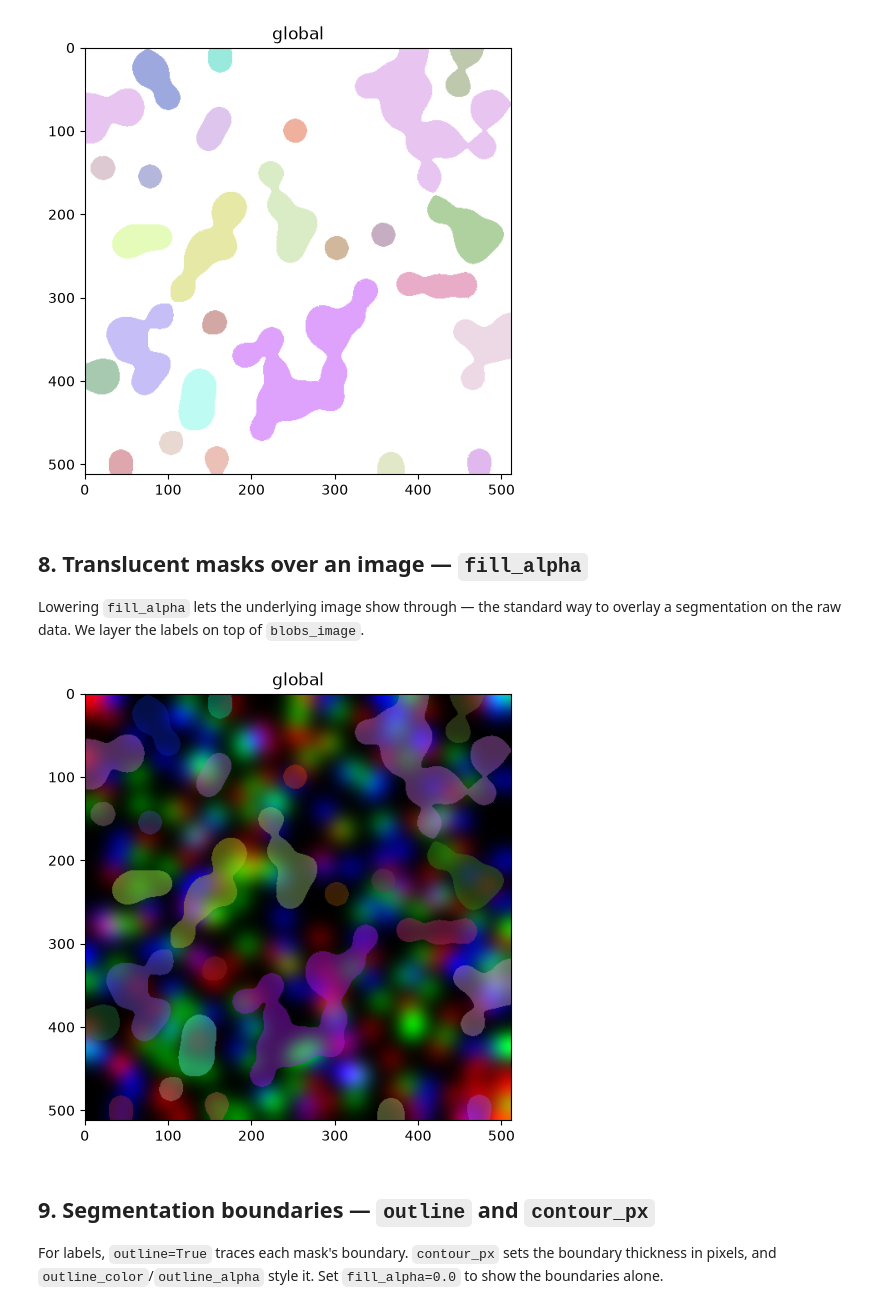
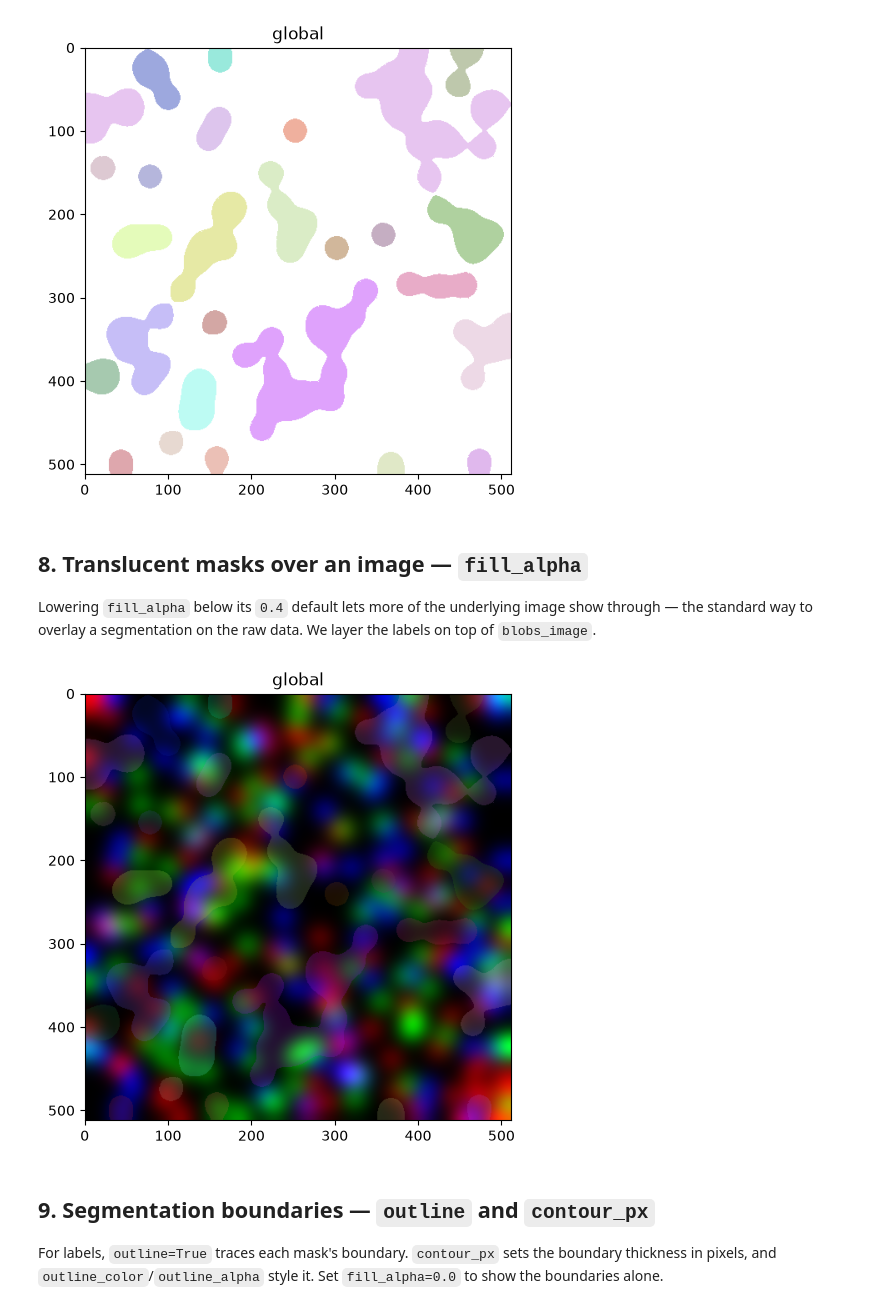
Before and after one commit to scverse/spatialdata-plot-tutorials, a Jupyter notebook: tutorials/styling_shapes_and_labels.ipynb, the cells around one changed output. Saved outputs shown, nothing was run; the diff lists cells and outputs as text; code cells hidden in the pictures.

Commit message:
docs(styling): fix labels default (fill_alpha=0.4 not solid), make overlay demo go below default, drop internal jargon

```diff
--- a/tutorials/styling_shapes_and_labels.ipynb
+++ b/tutorials/styling_shapes_and_labels.ipynb
@@ -115,15 +117,15 @@ sdata.pl.render_labels('blobs_labels').pl.show()
 # %% [markdown]
 ## 8. Translucent masks over an image — `fill_alpha`
 
-Lowering `fill_alpha` lets the underlying image show through — the standard way to overlay a
+Lowering `fill_alpha` below its `0.4` default lets more of the underlying image show through — the standard way to overlay a
 segmentation on the raw data. We layer the labels on top of `blobs_image`.
 # %%
 (
     sdata.pl.render_images('blobs_image')
-    .pl.render_labels('blobs_labels', fill_alpha=0.4)
+    .pl.render_labels('blobs_labels', fill_alpha=0.2)
 ).pl.show()
 # %% [output]
-[figure, old version]
+[figure, new version]
 # %% [markdown]
 ## 9. Segmentation boundaries — `outline` and `contour_px`
 
```
Also changed, not shown: parts of 4 cells of this notebook.
